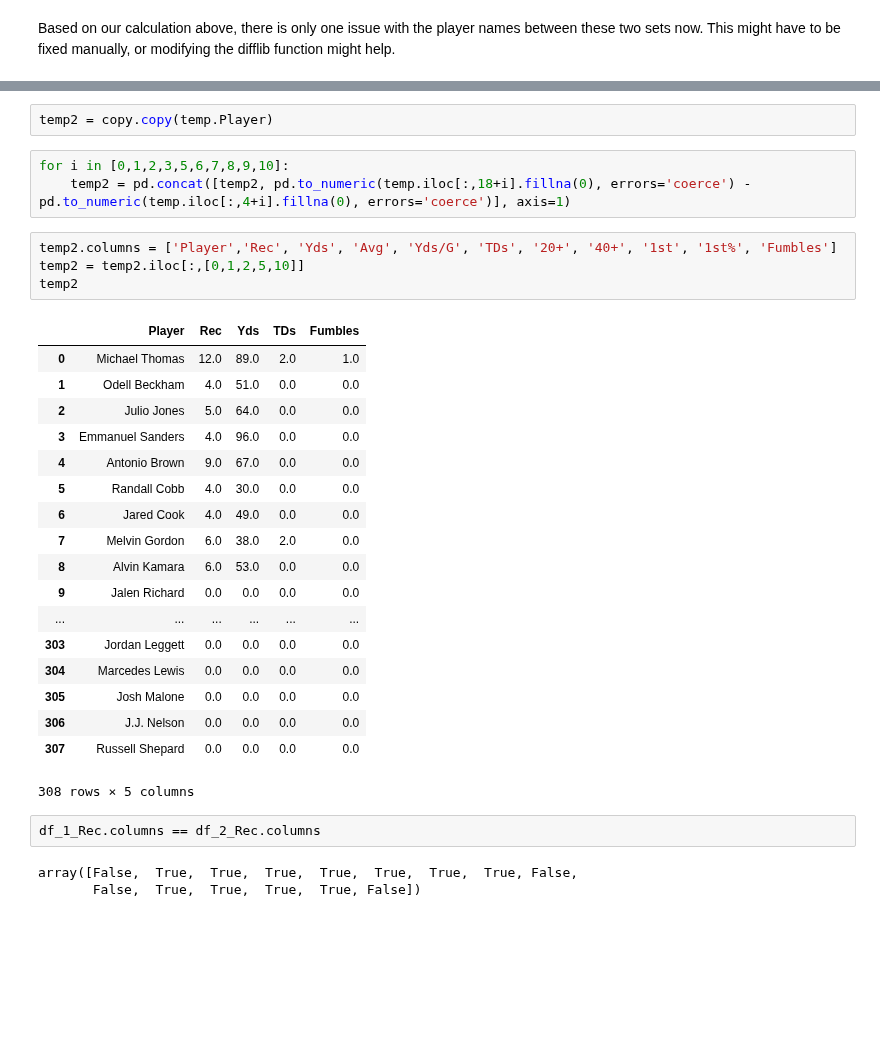
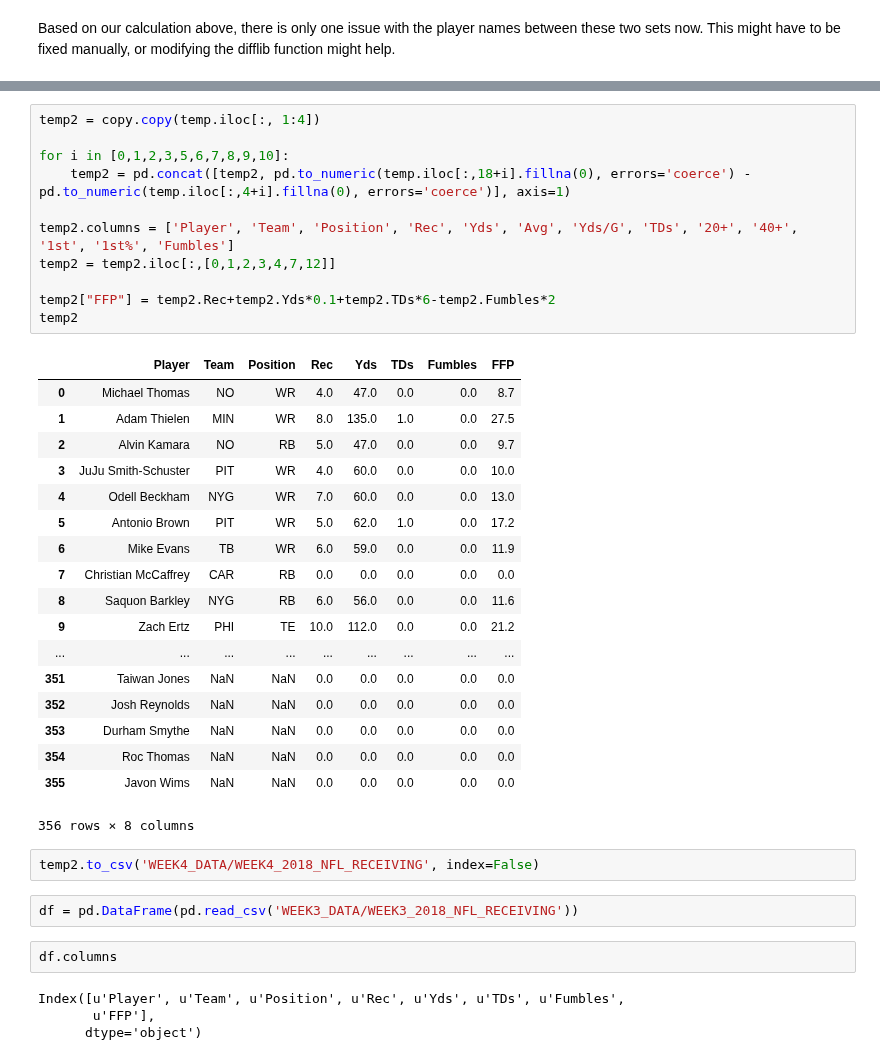
Before and after one commit to broom010/SportsBetting, a Jupyter notebook: notebooks/Exploration of player data with week by week differencing.ipynb, the cells around one changed output, grey strips where cells are left out. Cells and saved outputs as stored; diff of their text form; blank space fills up the shorter version.

```diff
--- a/notebooks/Exploration of player data with week by week differencing.ipynb
+++ b/notebooks/Exploration of player data with week by week differencing.ipynb
@@ -56,33 +50,40 @@ temp
-# %%
-temp2 = copy.copy(temp.Player)
 # %%
+temp2 = copy.copy(temp.iloc[:, 1:4])
+
 for i in [0,1,2,3,5,6,7,8,9,10]:
     temp2 = pd.concat([temp2, pd.to_numeric(temp.iloc[:,18+i].fillna(0), errors='coerce') - pd.to_numeric(temp.iloc[:,4+i].fillna(0), errors='coerce')], axis=1)
+
+temp2.columns = ['Player', 'Team', 'Position', 'Rec', 'Yds', 'Avg', 'Yds/G', 'TDs', '20+', '40+', '1st', '1st%', 'Fumbles']
+temp2 = temp2.iloc[:,[0,1,2,3,4,7,12]]
+
+temp2["FFP"] = temp2.Rec+temp2.Yds*0.1+temp2.TDs*6-temp2.Fumbles*2
+temp2
+# %% [output]
+|  | Player | Team | Position | Rec | Yds | TDs | Fumbles | FFP |
+| 0 | Michael Thomas | NO | WR | 4.0 | 47.0 | 0.0 | 0.0 | 8.7 |
+| 1 | Adam Thielen | MIN | WR | 8.0 | 135.0 | 1.0 | 0.0 | 27.5 |
+| 2 | Alvin Kamara | NO | RB | 5.0 | 47.0 | 0.0 | 0.0 | 9.7 |
+| 3 | JuJu Smith-Schuster | PIT | WR | 4.0 | 60.0 | 0.0 | 0.0 | 10.0 |
+| 4 | Odell Beckham | NYG | WR | 7.0 | 60.0 | 0.0 | 0.0 | 13.0 |
+| 5 | Antonio Brown | PIT | WR | 5.0 | 62.0 | 1.0 | 0.0 | 17.2 |
+| 6 | Mike Evans | TB | WR | 6.0 | 59.0 | 0.0 | 0.0 | 11.9 |
+| 7 | Christian McCaffrey | CAR | RB | 0.0 | 0.0 | 0.0 | 0.0 | 0.0 |
+| 8 | Saquon Barkley | NYG | RB | 6.0 | 56.0 | 0.0 | 0.0 | 11.6 |
+| 9 | Zach Ertz | PHI | TE | 10.0 | 112.0 | 0.0 | 0.0 | 21.2 |
+| ... | ... | ... | ... | ... | ... | ... | ... | ... |
+| 351 | Taiwan Jones | NaN | NaN | 0.0 | 0.0 | 0.0 | 0.0 | 0.0 |
+| 352 | Josh Reynolds | NaN | NaN | 0.0 | 0.0 | 0.0 | 0.0 | 0.0 |
+| 353 | Durham Smythe | NaN | NaN | 0.0 | 0.0 | 0.0 | 0.0 | 0.0 |
+| 354 | Roc Thomas | NaN | NaN | 0.0 | 0.0 | 0.0 | 0.0 | 0.0 |
+| 355 | Javon Wims | NaN | NaN | 0.0 | 0.0 | 0.0 | 0.0 | 0.0 |
+356 rows × 8 columns
-# %%
-temp2.columns = ['Player','Rec', 'Yds', 'Avg', 'Yds/G', 'TDs', '20+', '40+', '1st', '1st%', 'Fumbles']
-temp2 = temp2.iloc[:,[0,1,2,5,10]]
-temp2
-# %% [output]
-|  | Player | Rec | Yds | TDs | Fumbles |
-| 0 | Michael Thomas | 12.0 | 89.0 | 2.0 | 1.0 |
-| 1 | Odell Beckham | 4.0 | 51.0 | 0.0 | 0.0 |
-| 2 | Julio Jones | 5.0 | 64.0 | 0.0 | 0.0 |
-| 3 | Emmanuel Sanders | 4.0 | 96.0 | 0.0 | 0.0 |
-| 4 | Antonio Brown | 9.0 | 67.0 | 0.0 | 0.0 |
-| 5 | Randall Cobb | 4.0 | 30.0 | 0.0 | 0.0 |
-| 6 | Jared Cook | 4.0 | 49.0 | 0.0 | 0.0 |
-| 7 | Melvin Gordon | 6.0 | 38.0 | 2.0 | 0.0 |
-| 8 | Alvin Kamara | 6.0 | 53.0 | 0.0 | 0.0 |
-| 9 | Jalen Richard | 0.0 | 0.0 | 0.0 | 0.0 |
-| ... | ... | ... | ... | ... | ... |
-| 303 | Jordan Leggett | 0.0 | 0.0 | 0.0 | 0.0 |
-| 304 | Marcedes Lewis | 0.0 | 0.0 | 0.0 | 0.0 |
-| 305 | Josh Malone | 0.0 | 0.0 | 0.0 | 0.0 |
-| 306 | J.J. Nelson | 0.0 | 0.0 | 0.0 | 0.0 |
-| 307 | Russell Shepard | 0.0 | 0.0 | 0.0 | 0.0 |
-308 rows × 5 columns
-# %%
-df_1_Rec.columns == df_2_Rec.columns
-# %% [output]
-array([False,  True,  True,  True,  True,  True,  True,  True, False,
-       False,  True,  True,  True,  True, False])
+# %%
+temp2.to_csv('WEEK4_DATA/WEEK4_2018_NFL_RECEIVING', index=False)
+# %%
+df = pd.DataFrame(pd.read_csv('WEEK3_DATA/WEEK3_2018_NFL_RECEIVING'))
+# %%
+df.columns
+# %% [output]
+Index([u'Player', u'Team', u'Position', u'Rec', u'Yds', u'TDs', u'Fumbles',
+       u'FFP'],
+      dtype='object')
```
Also changed, not shown: parts of 11 cells of this notebook, 18 other files.
